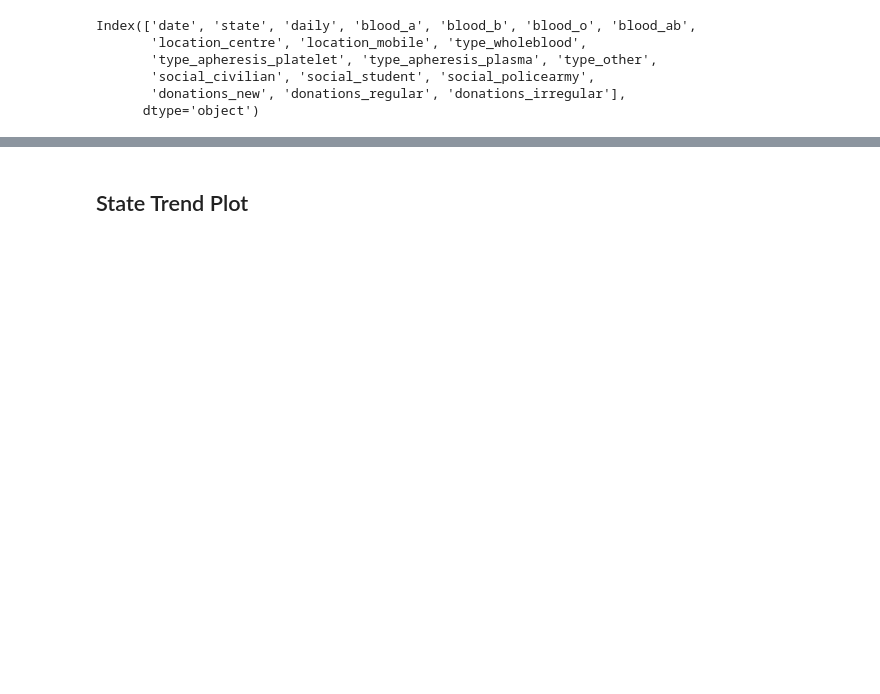
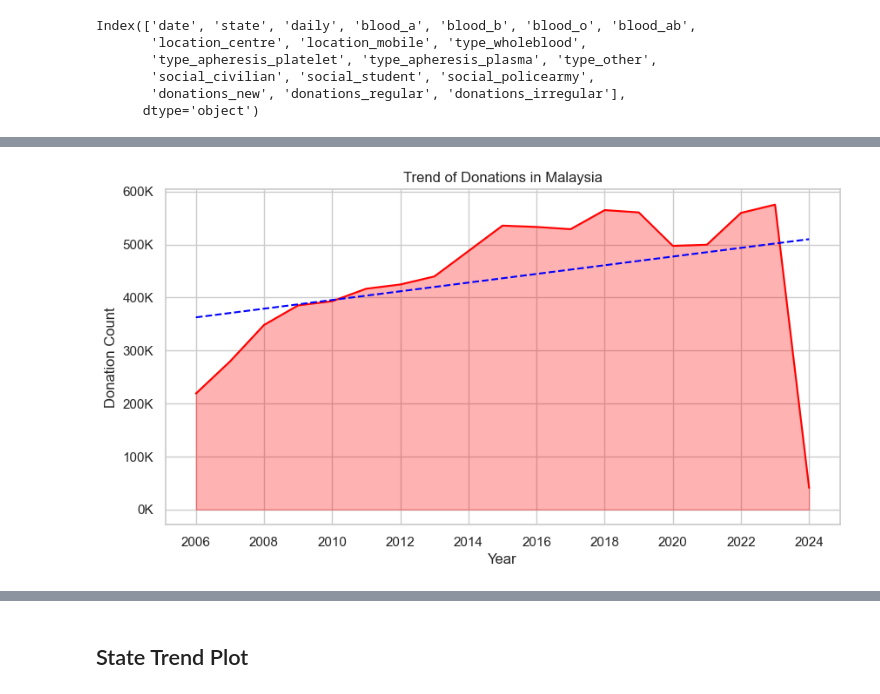
Before and after one commit to Englios/DS-Asses-BloodDonor, a Jupyter notebook: analysis/EDA.ipynb, the cells around one changed output, grey strips where cells are left out. Drawn from its saved outputs; the diff is of its cells as text; code cells hidden in the pictures; blank space fills up the shorter version.

```diff
--- a/analysis/EDA.ipynb
+++ b/analysis/EDA.ipynb
@@ -568,24 +568,35 @@ See the caveats in the documentation: https://pandas.pydata.org/pandas-docs/stab
   malaysia_donations_df['date'] = pd.to_datetime(malaysia_donations_df['date'])
 # %%
 import numpy as np
-# import matplotlib.ticker as ticker
+import matplotlib.ticker as ticker
+import seaborn as sns
 
-# plt.figure(figsize=(10,5))
-# sns.set(style="whitegrid")
+plt.figure(figsize=(10,5))
+sns.set(style="whitegrid")
 
-# sns.lineplot(data=malaysia_visits_df, x='year', y='count', color='red')
-# plt.fill_between(malaysia_visits_df['year'], malaysia_visits_df['count'], color='red', alpha=0.3)
+# Remove the outlier of 2024
+malaysia_visits_df_no_outlier = malaysia_visits_df[malaysia_visits_df['year'] != 2024]
 
-# formatter = ticker.FuncFormatter(lambda x: f"{int(x/1000)}K")
-# plt.gca().yaxis.set_major_formatter(formatter)
-# plt.gca().xaxis.set_major_locator(ticker.MaxNLocator(integer=True))
+sns.lineplot(data=malaysia_visits_df, x='year', y='count', color='red')
+# Calculate the coefficients of the trend line
+trend_coeffs = np.polyfit(range(len(malaysia_visits_df)), malaysia_visits_df['count'], 1)
+trend_line = np.poly1d(trend_coeffs)
 
-# plt.ylabel('Donation Count')
-# plt.xlabel('Year')
-# plt.title("Trend of Donations in Malaysia")
-# plt.show()
-# plt.savefig("./images/trend_donations_malaysia")
-# plt.close()
+plt.plot(malaysia_visits_df['year'], trend_line(range(len(malaysia_visits_df))), color='blue', linestyle='--', label='Trend Line')
+plt.fill_between(malaysia_visits_df['year'], malaysia_visits_df['count'], color='red', alpha=0.3)
+
+formatter = ticker.FuncFormatter(lambda x,pos: f"{int(x/1000)}K")
+plt.gca().yaxis.set_major_formatter(formatter)
+plt.gca().xaxis.set_major_locator(ticker.MaxNLocator(integer=True))
+
+plt.ylabel('Donation Count')
+plt.xlabel('Year')
+plt.title("Trend of Donations in Malaysia")
+plt.show()
+plt.savefig("./images/trend_donations_malaysia")
+plt.close()
+# %% [output]
+[figure, added]
 # %%
 average_7_df = malaysia_donations_df.drop(['location_mobile',
                                             'location_centre'],axis=1).copy()
```
Also changed, not shown: parts of 34 cells of this notebook.
